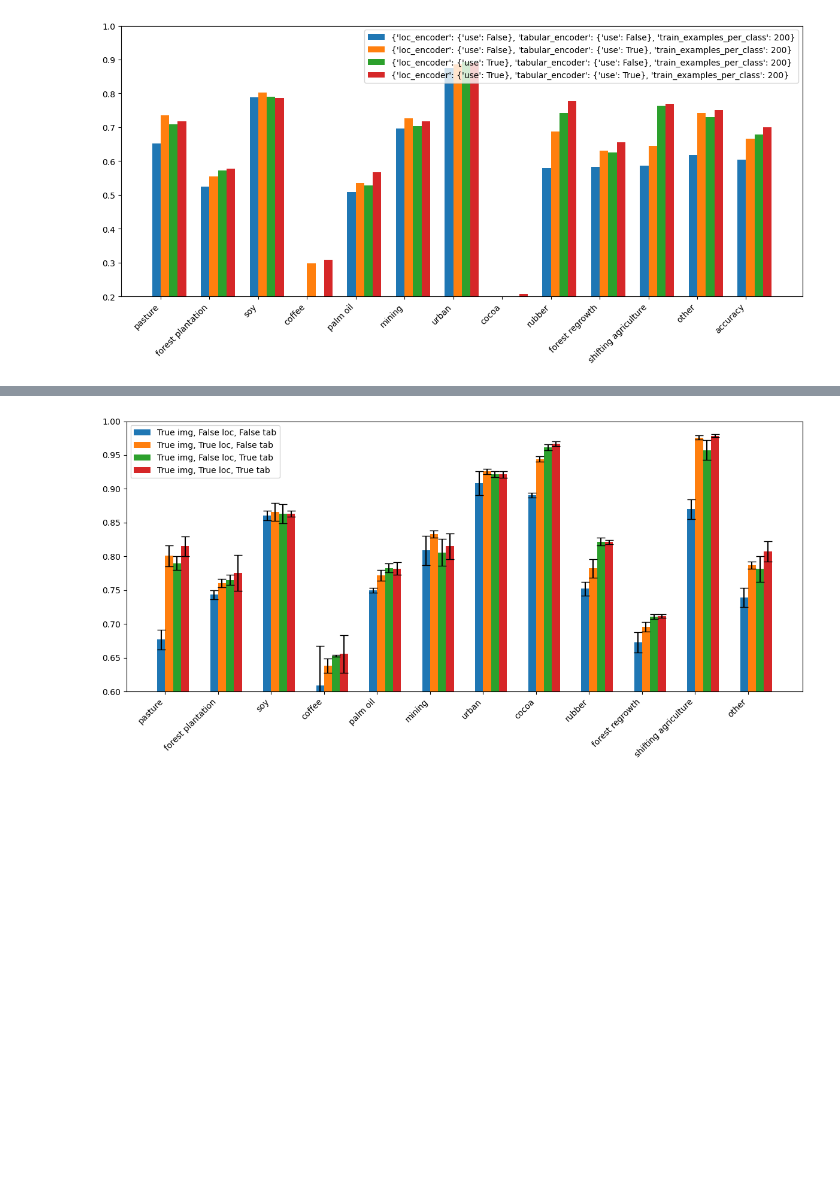
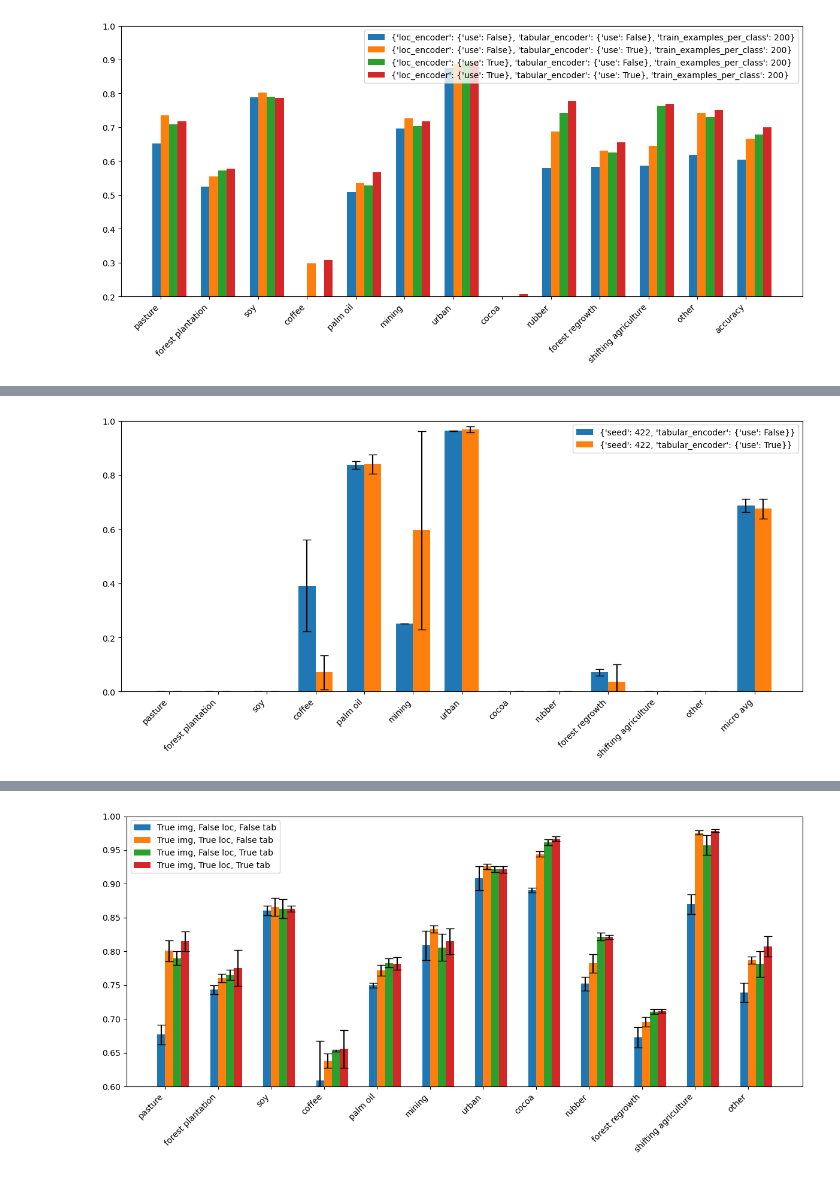
Before and after one commit to janpisl/location-encoding, a Jupyter notebook: notebooks/wandb-eval-on-test.ipynb, the cells around one changed output, grey strips where cells are left out. Cells and saved outputs as stored; diff of their text form; code cells hidden in the pictures; blank space fills up the shorter version.

```diff
--- a/notebooks/wandb-eval-on-test.ipynb
+++ b/notebooks/wandb-eval-on-test.ipynb
@@ -344,0 +438,4 @@ plot_metrics(models_200_per_class)
+# %%
+plot_metrics(performance_per_configuration_per_country['Costa Rica'], metric='micro avg', ylim=(0,1))
+# %% [output]
+[figure, added]
```
Also changed, not shown: parts of 34 cells of this notebook, 9 other files.
